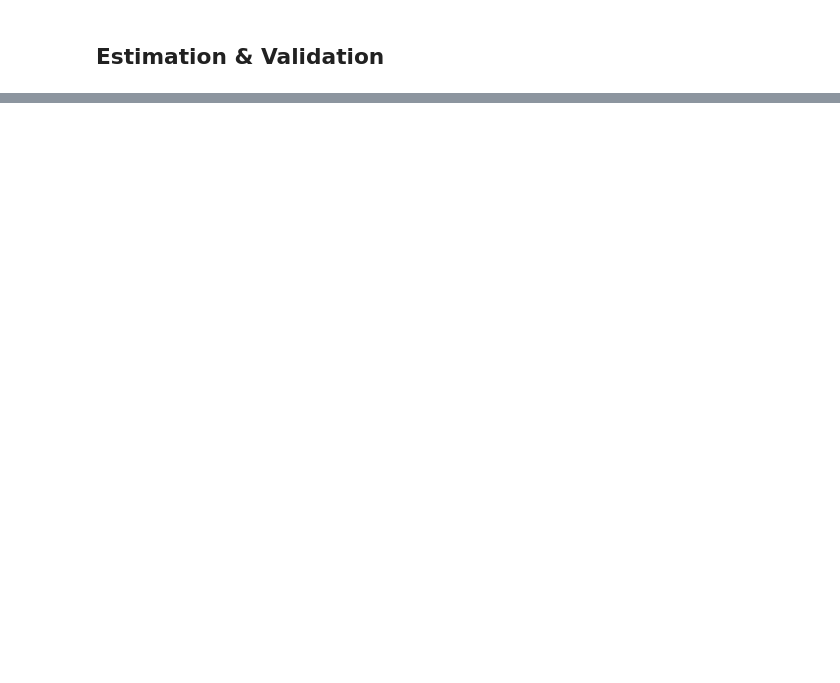
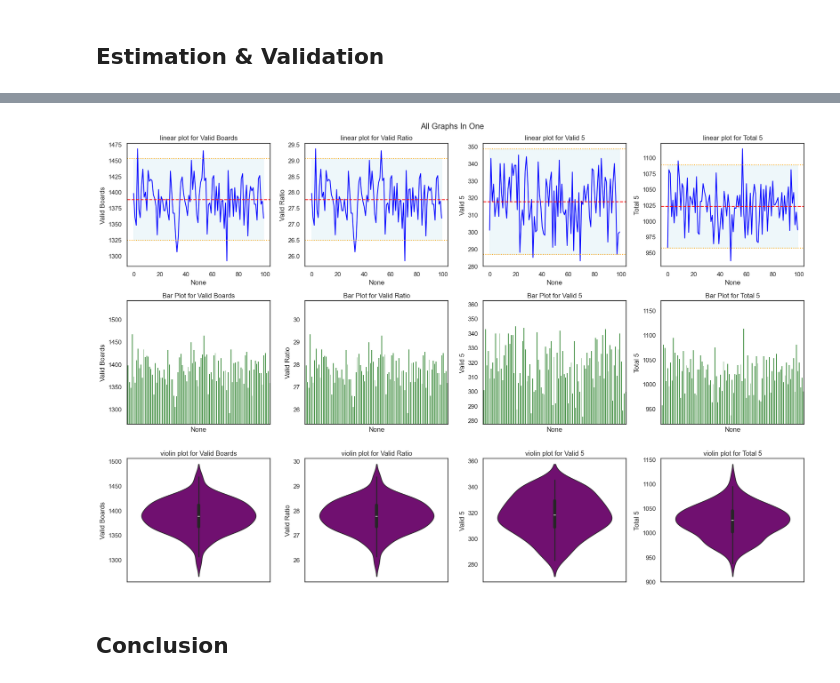
Before and after one commit to smrzj/Estimate-the-valid-endings-of-Tic-Tac-Toe, a Jupyter notebook: TIc-Tac-Toe Simualtion.ipynb, the cells around one changed output, grey strips where cells are left out. Cells and saved outputs as stored; diff of their text form; code cells hidden in the pictures; blank space fills up the shorter version.

Commit message:
estimation and validation
estimation and validation(phase1)

```diff
--- a/TIc-Tac-Toe Simualtion.ipynb
+++ b/TIc-Tac-Toe Simualtion.ipynb
@@ -97,6 +134,12 @@ def validate():
 # %%
-def plot():
-    pass
+def plot_violin(ax, data, column):
+
+    # plot main violin graph
+    sns.violinplot(data=data, y=column, ax=ax, color='purple')
+
+    ax.set_title(f'violin plot for {column}')# Set title for plot
+
+    return ax
 # %% [markdown]
 ## Main Menu
 # %%
@@ -117,0 +159,13 @@ Ratio of valid boards with exactly 5 pieces: 31.73
+# %%
+# Do the «Monte Carlo simulation» for 100 times and make dataframe(for better analyze)
+
+l = [] # Define an empty list
+for _ in range(100):
+    l.append(monte_carlo_simulation(5000))  # Append results in list «l»
+df = pd.DataFrame(l) # Make dataframe
+# %%
+# Make dataframe clean and more understandable
+
+df.columns = ['Valid Boards', 'Valid Ratio', 'Valid 5', 'Total 5'] # Rename columns
+df = df.__round__(2) # Format values
+df.sample(5)
@@ -117,0 +192,25 @@ Ratio of valid boards with exactly 5 pieces: 31.73
+# %%
+# Plot all graphs in one
+
+sns.set(style="white") # set background for better view
+
+# Create 3*4 sub plot
+fig, axes = plt.subplots(3, 4, figsize=(18, 12))
+fig.suptitle('All Graphs In One',) # Set title
+
+# Define list of graphs
+plot_functions = [plot_line, plot_bar, plot_violin]
+
+# Plot all graphs (Column by column)
+for j, column in enumerate(df.columns): # for in columns
+    for i, plot_func in enumerate(plot_functions): # for in plot ways
+        ax = axes[i, j] # Set plot location (which cell?!)
+        plot_func(ax, df, column) # Plot «columns[j]» with «plot_function[i]»
+
+plt.tight_layout() # To prevent charts from getting mixed up
+plt.savefig('all_graphs.png', dpi=300) # Save all graphs in one Picture
+plt.show() # Show all graphs in one Picture
+# %% [output]
+[figure, added]
+# %% [markdown]
+## Conclusion
```
Also changed, not shown: parts of 8 cells of this notebook.
